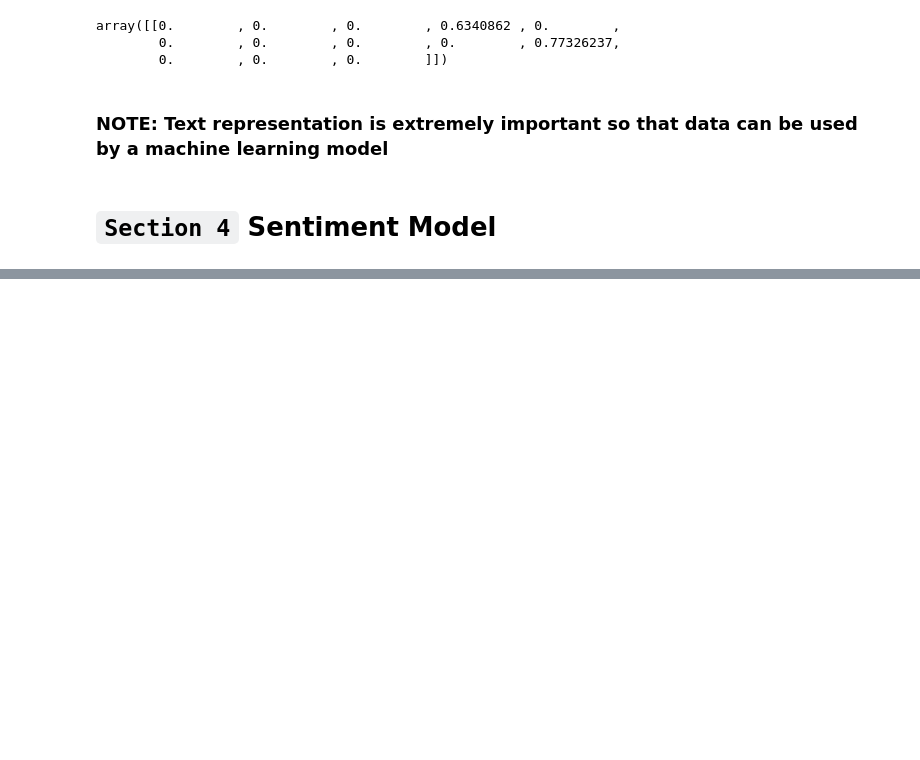
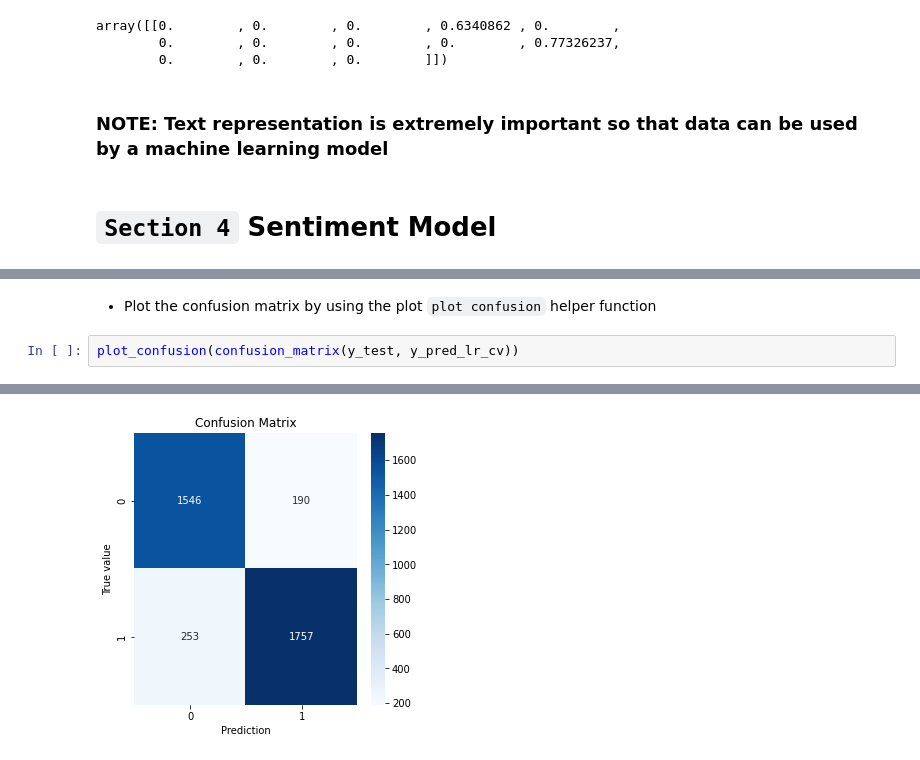
Before and after one commit to Yashmalhotra98/Text_mining_Sentiment_Analysis, a Jupyter notebook: Text_mining_&_Sentiment_Analysis.ipynb, the cells around one changed output, grey strips where cells are left out. Saved outputs shown, nothing was run; the diff lists cells and outputs as text; blank space fills up the shorter version.

```diff
--- a/Text_mining_&_Sentiment_Analysis.ipynb
+++ b/Text_mining_&_Sentiment_Analysis.ipynb
@@ -1984,0 +2428,5 @@ array([[0.        , 0.        , 0.        , 0.6340862 , 0.        ,
+# %% [markdown]
+* Plot the confusion matrix by using the plot `plot confusion` helper function
+# %%
+plot_confusion(confusion_matrix(y_test, y_pred_lr_cv))
+# %% [output]
@@ -1984,0 +2434 @@ array([[0.        , 0.        , 0.        , 0.6340862 , 0.        ,
+[figure, added]
```
Also changed, not shown: parts of 100 cells of this notebook.
